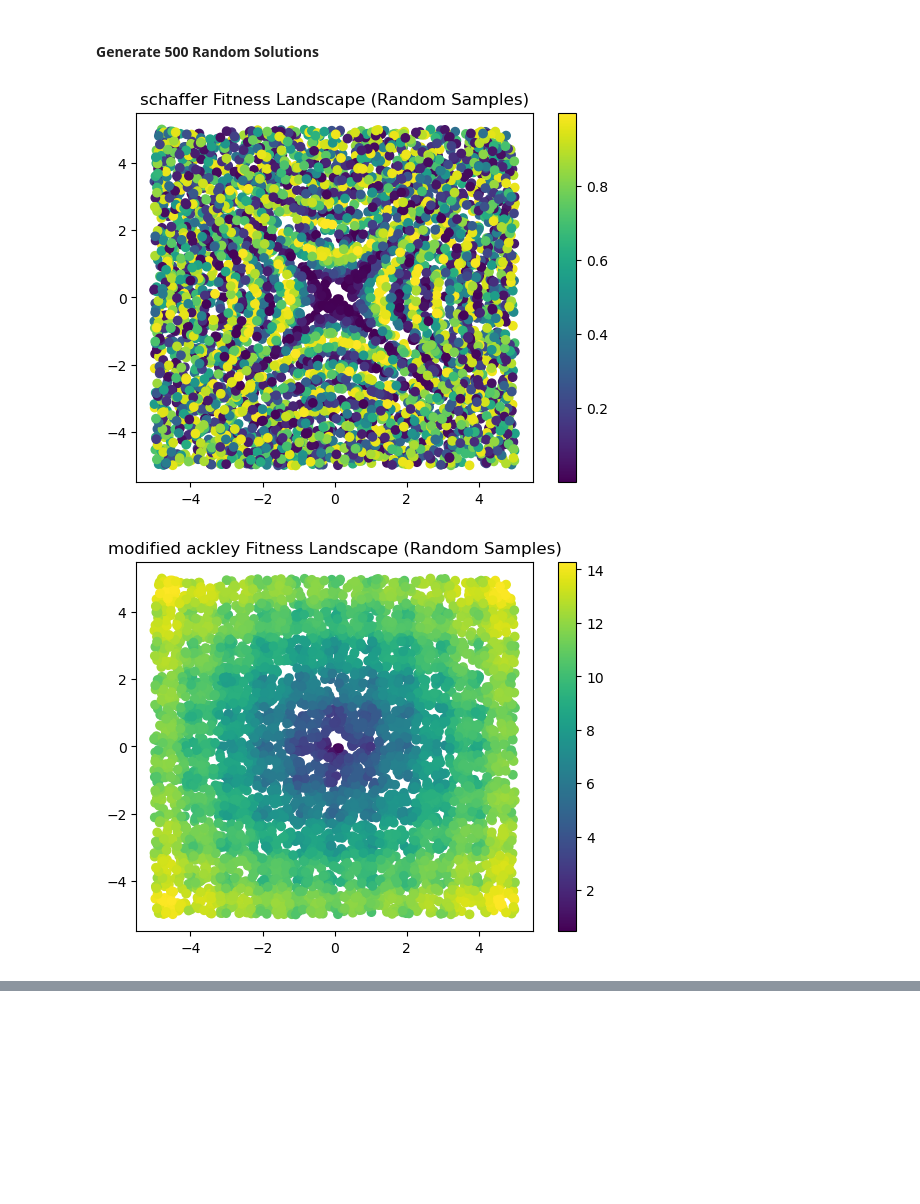
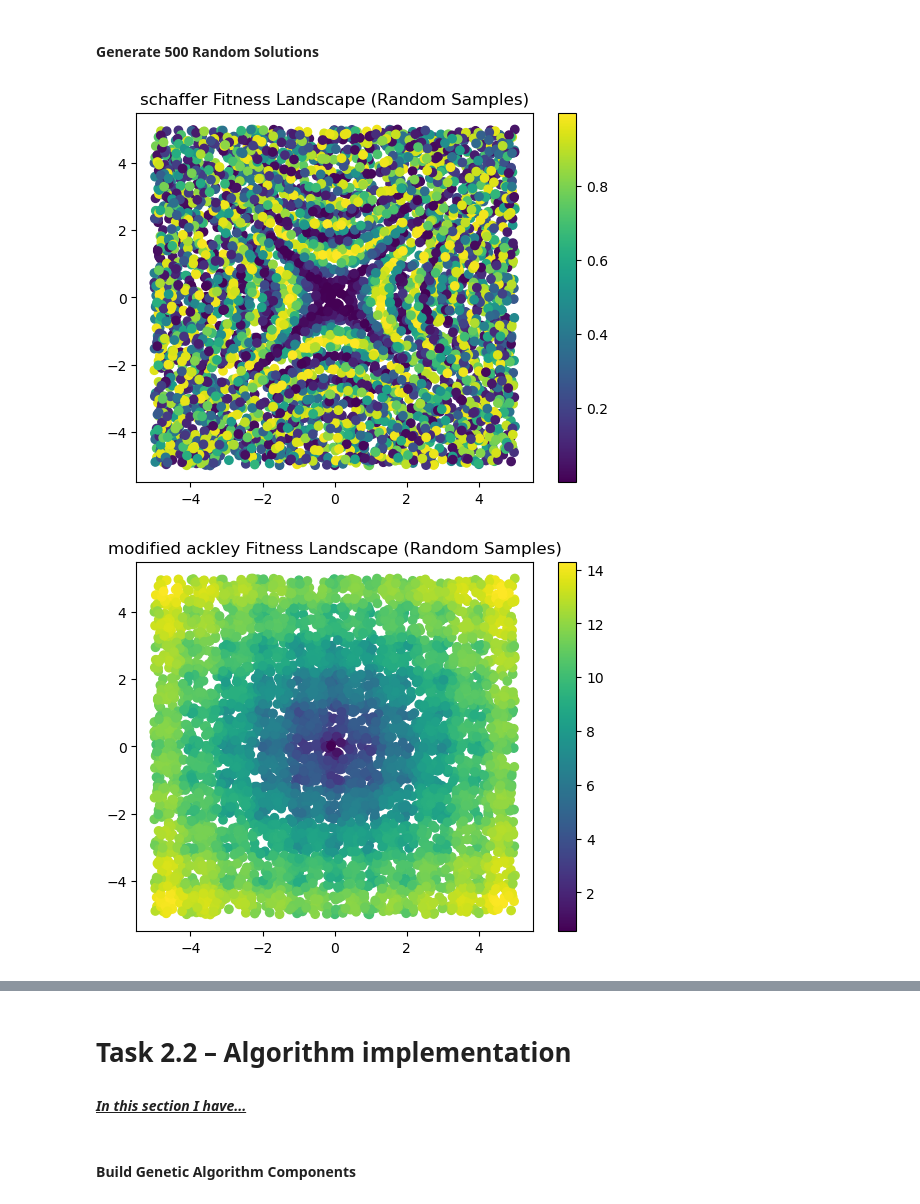
Before and after one commit to elizaclay/Machine-Learning-Optimisation, a Jupyter notebook: COMP2002.ipynb, the cells around one changed output, grey strips where cells are left out. Drawn from its saved outputs; the diff is of its cells as text; code cells hidden in the pictures; blank space fills up the shorter version.

Commit message:
Build GA Components, GA Assembled in Infant State - No Mutation, No Stopping Conditions, Not Tested

```diff
--- a/COMP2002.ipynb
+++ b/COMP2002.ipynb
@@ -584,25 +587,25 @@ fitness_functions = [
 # %%
 import numpy as np
 import matplotlib.pyplot as plt
 
-search_constraints = (-5, 5)
+search_space = (-5, 5)
 random_solutions = []
 
 def plot_fitness():
     for name, func, f in fitness_functions:
         fitness = func(random_solutions)
         plt.scatter(random_solutions[:,0],random_solutions[:,1],c = fitness,cmap='viridis')
         plt.colorbar ()
         plt.title(f"{name} Fitness Landscape (Random Samples)")
         plt.show()
 
 for r in range(5000):
-    x = np.random.uniform(*search_constraints)
-    y = np.random.uniform(*search_constraints)
+    x = np.random.uniform(*search_space)
+    y = np.random.uniform(*search_space)
     random_solutions.append([x, y])
 
 random_solutions = np.array(random_solutions)
 plot_fitness()
 # %% [output]
-[figure, old version]
+[figure, new version]
-[figure, old version]
+[figure, new version]
@@ -609,0 +613,5 @@ plot_fitness()
+# %% [markdown]
+# **Task 2.2 – Algorithm implementation**
+#### <u>*In this section I have...*</u>
+# %% [markdown]
+#### **Build Genetic Algorithm Components**
```
Also changed, not shown: parts of 6 cells of this notebook.
